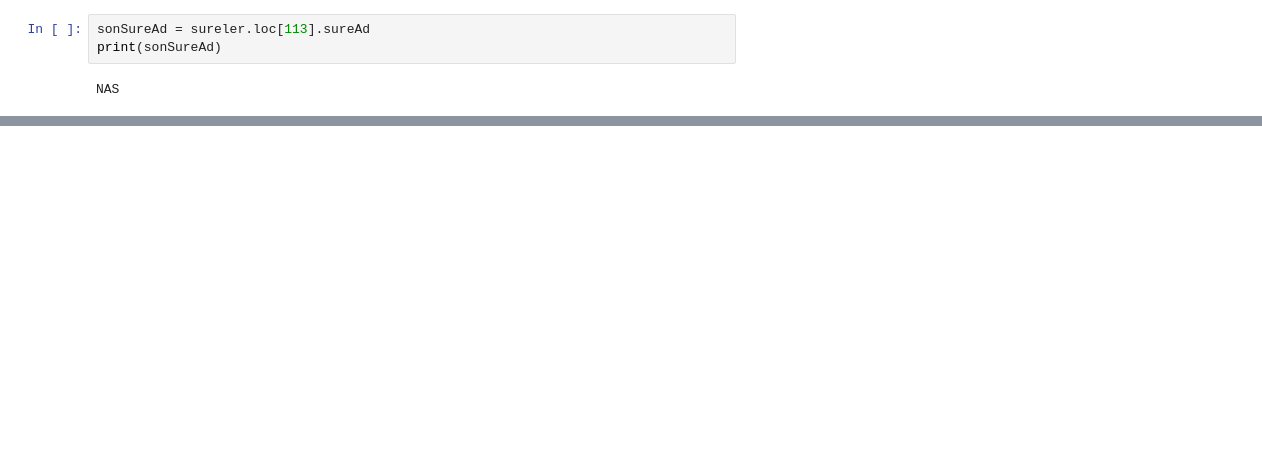
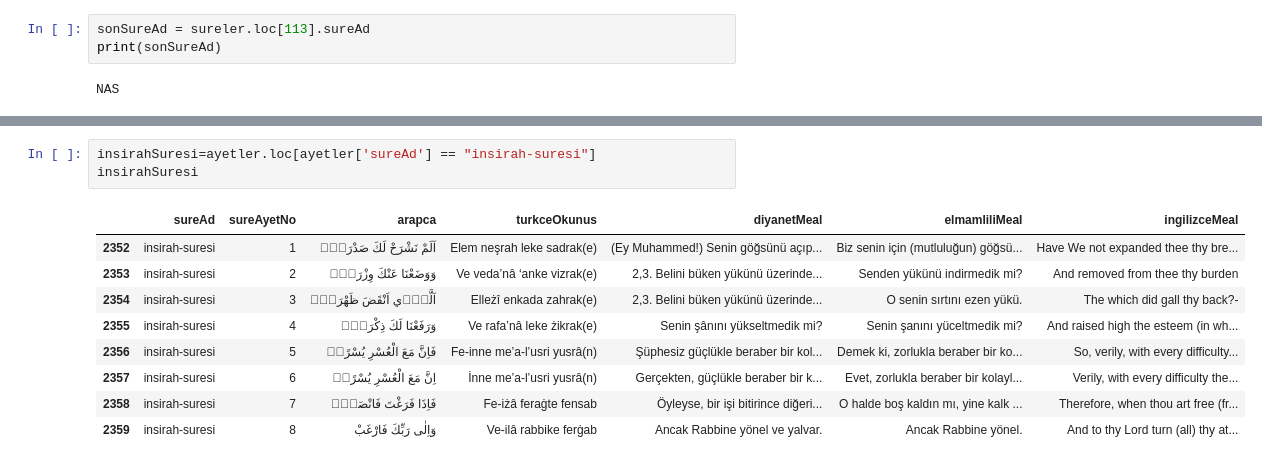
Before and after one commit to hamdidamar/Kuran-Veri-Analizi-Gorsellestirme, a Jupyter notebook: Kuran-Veri-Analizi&Görselleştirme.ipynb, the cells around one changed output, grey strips where cells are left out. Saved outputs shown, nothing was run; the diff lists cells and outputs as text; blank space fills up the shorter version.

```diff
--- a/Kuran-Veri-Analizi&Görselleştirme.ipynb
+++ b/Kuran-Veri-Analizi&Görselleştirme.ipynb
@@ -249,0 +327,13 @@ nasSuresi
+# %%
+insirahSuresi=ayetler.loc[ayetler['sureAd'] == "insirah-suresi"]
+insirahSuresi
+# %% [output]
+|  | sureAd | sureAyetNo | arapca | turkceOkunus | diyanetMeal | elmamliliMeal | ingilizceMeal |
+| 2352 | insirah-suresi | 1 | اَلَمْ نَشْرَحْ لَكَ صَدْرَكَۙ | Elem neşrah leke sadrak(e) | (Ey Muhammed!) Senin göğsünü açıp... | Biz senin için (mutluluğun) göğsü... | Have We not expanded thee thy bre... |
+| 2353 | insirah-suresi | 2 | وَوَضَعْنَا عَنْكَ وِزْرَكَۙ | Ve veda’nâ ‘anke vizrak(e) | 2,3. Belini büken yükünü üzerinde... | Senden yükünü indirmedik mi? | And removed from thee thy burden |
+| 2354 | insirah-suresi | 3 | اَلَّذ۪ٓي اَنْقَضَ ظَهْرَكَۙ | Elleżî enkada zahrak(e) | 2,3. Belini büken yükünü üzerinde... | O senin sırtını ezen yükü. | The which did gall thy back?- |
+| 2355 | insirah-suresi | 4 | وَرَفَعْنَا لَكَ ذِكْرَكَۜ | Ve rafa’nâ leke żikrak(e) | Senin şânını yükseltmedik mi? | Senin şanını yüceltmedik mi? | And raised high the esteem (in wh... |
+| 2356 | insirah-suresi | 5 | فَاِنَّ مَعَ الْعُسْرِ يُسْرًاۙ | Fe-inne me’a-l’usri yusrâ(n) | Şüphesiz güçlükle beraber bir kol... | Demek ki, zorlukla beraber bir ko... | So, verily, with every difficulty... |
+| 2357 | insirah-suresi | 6 | اِنَّ مَعَ الْعُسْرِ يُسْرًاۜ | İnne me’a-l’usri yusrâ(n) | Gerçekten, güçlükle beraber bir k... | Evet, zorlukla beraber bir kolayl... | Verily, with every difficulty the... |
+| 2358 | insirah-suresi | 7 | فَاِذَا فَرَغْتَ فَانْصَبْۙ | Fe-iżâ feraġte fensab | Öyleyse, bir işi bitirince diğeri... | O halde boş kaldın mı, yine kalk ... | Therefore, when thou art free (fr... |
+| 2359 | insirah-suresi | 8 | وَاِلٰى رَبِّكَ فَارْغَبْ | Ve-ilâ rabbike ferġab | Ancak Rabbine yönel ve yalvar. | Ancak Rabbine yönel. | And to thy Lord turn (all) thy at... |
```
Also changed, not shown: parts of 14 cells of this notebook.
